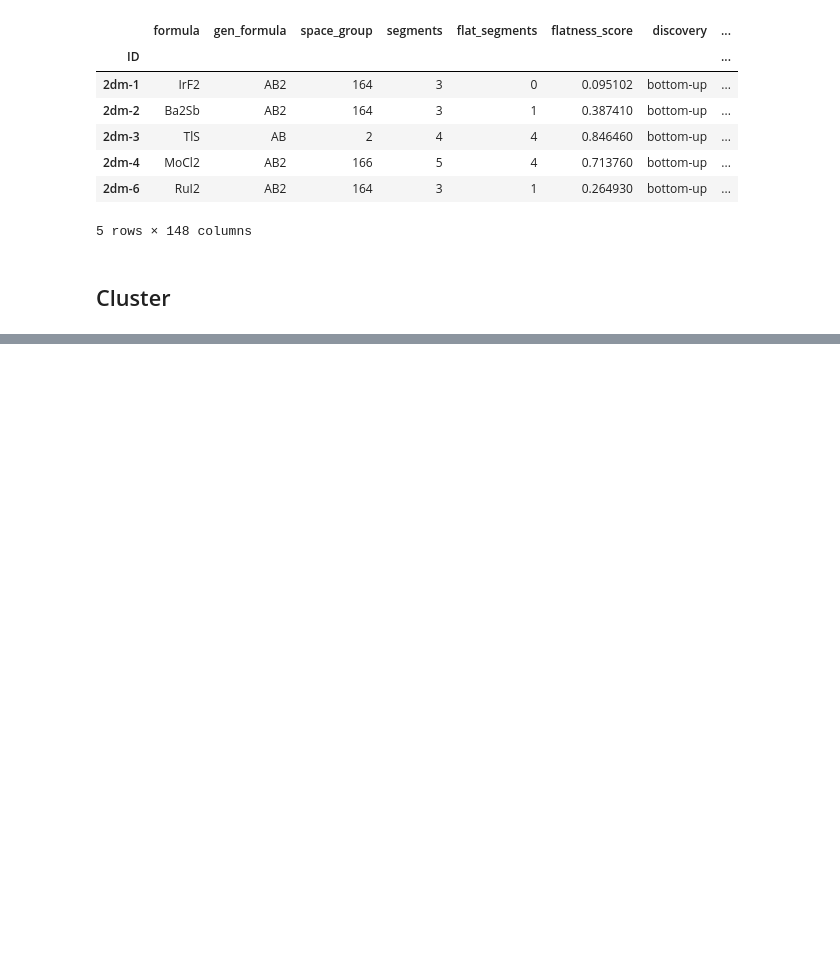
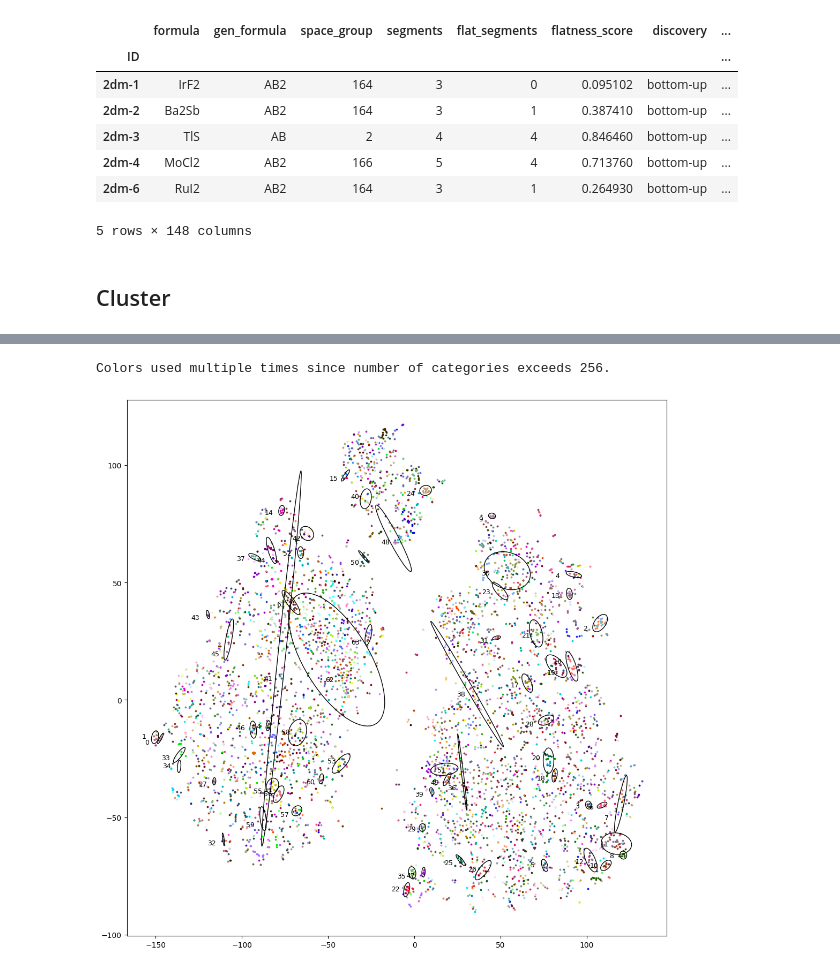
Before and after one commit to ThomasWarford/band-fingerprint, a Jupyter notebook: analysis/template.ipynb, the cells around one changed output, grey strips where cells are left out. Cells and saved outputs as stored; diff of their text form; code cells hidden in the pictures; blank space fills up the shorter version.

```diff
--- a/analysis/template.ipynb
+++ b/analysis/template.ipynb
@@ -68,0 +81,7 @@ plt.show()
+# %%
+ax = plot_groups(df, "relative_id")
+ax = plot_cluster_ellipses(df, ax=ax, color="black")
+plt.show()
+# %% [output]
+Colors used multiple times since number of categories exceeds 256.
+[figure, added]
```
Also changed, not shown: parts of 4 cells of this notebook, 1 other file.
